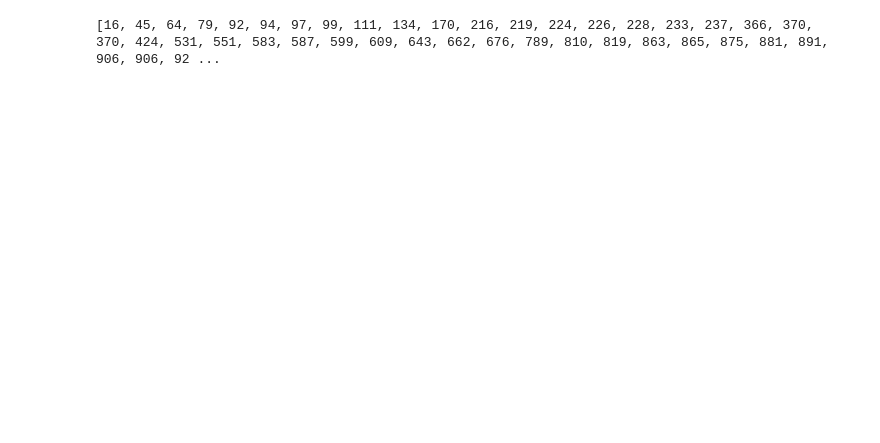
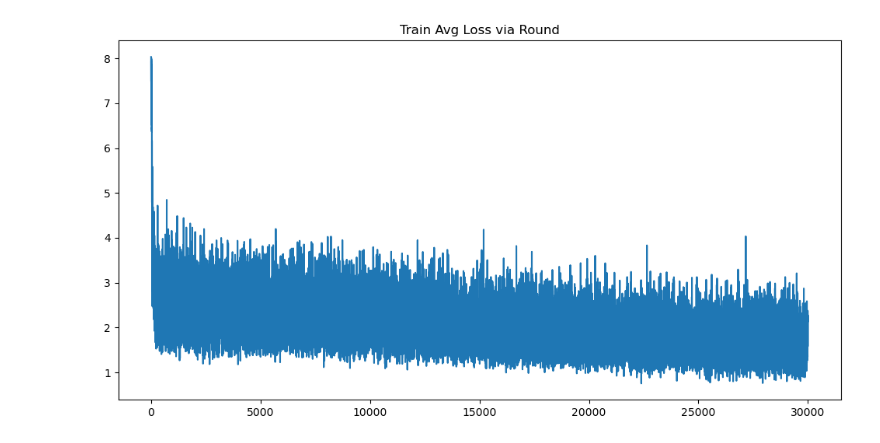
Before and after one commit to oss0430/DAforFedSeqRec, a Jupyter notebook: gradient_analysis.ipynb, the cells around one changed output. Cells and saved outputs as stored; diff of their text form; code cells hidden in the pictures; blank space fills up the shorter version.

Commit message:
Updated Visualizers

```diff
--- a/gradient_analysis.ipynb
+++ b/gradient_analysis.ipynb
@@ -3,7 +3,8 @@ import sys
 import os
 from typing import List, Dict, Tuple, Any
 
-eval_folder_path = "exp/FedAvg_sasrec_on_sr_data_lr0.01_lstep20"
+eval_folder_path = "exp/shadow_sasrec_on_sr_data_lr0.01_lstep20/AmazonSports_RightCutAugDefault_30K"
+config_path = os.path.join(eval_folder_path, "config.yaml")
 print_log_path = os.path.join(eval_folder_path, "exp_print.log")
 evaluation_log_path = os.path.join(eval_folder_path, "eval_results.log")
 # %%
@@ -138,18 +315,44 @@ plt.show()
-# %%
-import numpy as np
-
-## Sample random 250 client ids from all 6040 users.
-## 1 ~ 6040
-
-random_ids = np.random.randint(1, 6040, 250)
-random_ids = np.sort(random_ids)
-
-result_string = "["
-for client_id in random_ids:
-    result_string += str(client_id) + ", "
-
-result_string = result_string[:-2] + "]"
-
-print(result_string)
-# %% [output]
-[16, 45, 64, 79, 92, 94, 97, 99, 111, 134, 170, 216, 219, 224, 226, 228, 233, 237, 366, 370, 370, 424, 531, 551, 583, 587, 599, 609, 643, 662, 676, 789, 810, 819, 863, 865, 875, 881, 891, 906, 906, 92 ...
+# %%
+import numpy as np
+
+## x-axis : round, y-axis : loss mean, std, max, min
+## for each round loss values are
+train_loss_via_round = {i : [] for i in range(total_round_num)}
+sequence_length_ood_via_round = {i : 0 for i in range(total_round_num)}
+label_item_freq_ood_via_round = {i : 0 for i in range(total_round_num)}
+
+## numerical sequence length via round & label item frequency via round
+sequence_length_n_via_round = [{i : 0 for i in range(total_round_num)} for _ in range(20)]
+label_freq_n_via_round = [{i : 0 for i in range(total_round_num)} for _ in range(20)]
+
+
+for local_result in clients_result:
+    client_id = parse_client_id(local_result['Role'])
+    current_round = local_result['Round']
+    train_loss_via_round[current_round].append(local_result['Results_raw']['train_avg_loss'])
+
+    current_sequence_length = user_via_item_seq_length[client_id]
+    if current_sequence_length < min_sequence_length + 20 :
+        ## backward beacuase the sequence length is decreasing
+        for i in range(0, current_sequence_length - min_sequence_length):
+            sequence_length_n_via_round[19 - i][current_round] += 1
+
+    current_label_item_freq = user_via_label_item_freq[client_id]
+    if current_label_item_freq < min_item_label_freq + 20 :
+        for i in range(0, current_label_item_freq- min_item_label_freq + 1):
+            label_freq_n_via_round[19 - i][current_round] += 1
+
+train_loss = [value for key, value in train_loss_via_round.items()]
+avg_train_loss = [np.mean(value) for value in train_loss]
+std_train_loss = [np.std(value) for value in train_loss]
+# %%
+import matplotlib.pyplot as plt
+import matplotlib.patches as mpatches
+
+## draw avg train loss plot
+fig, ax = plt.subplots(figsize=(12, 6))
+ax.plot(range(total_round_num), avg_train_loss, label='Average Train Loss')
+plt.title("Train Avg Loss via Round")
+plt.show()
+# %% [output]
+[figure, added]
```
Also changed, not shown: parts of 14 cells of this notebook, 8 other files.
